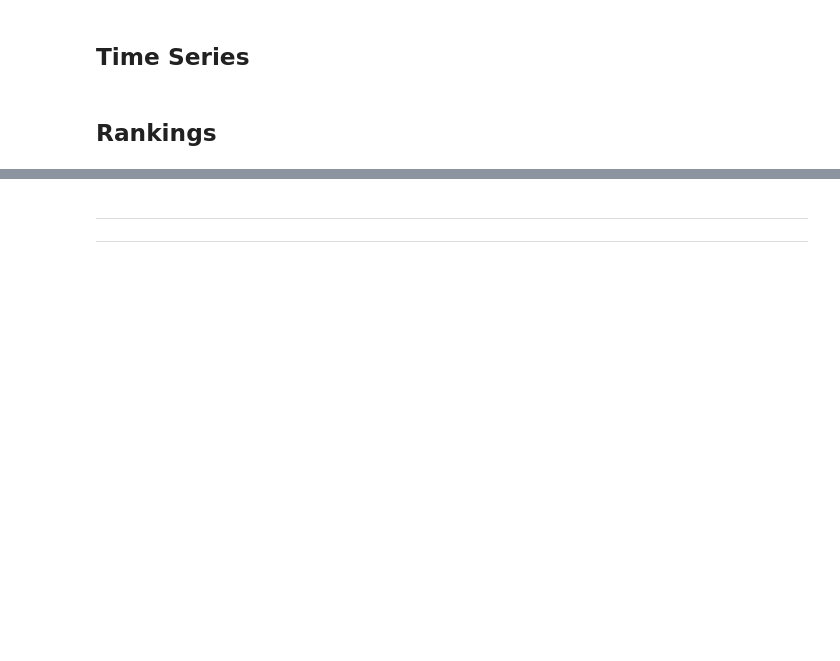
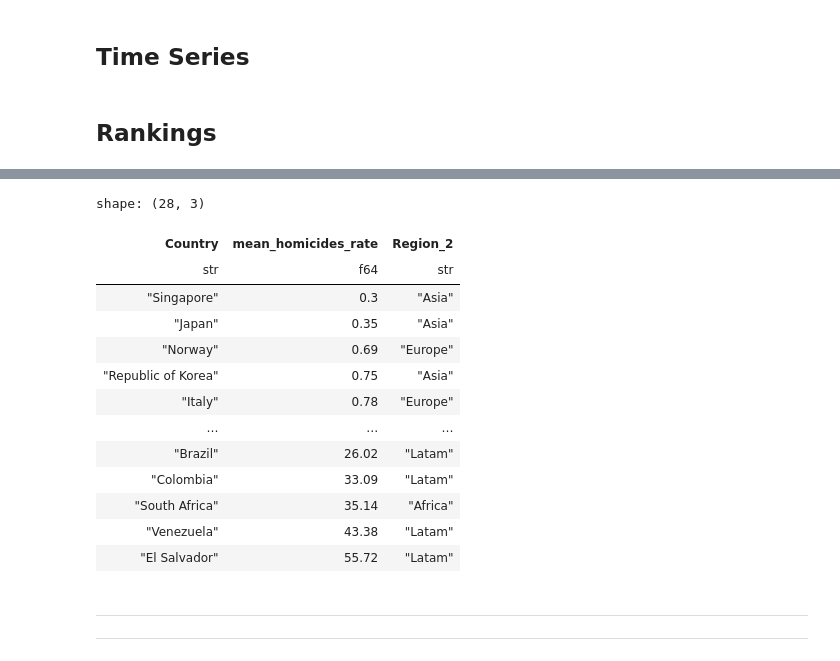
Before and after one commit to FabioScielzoOrtiz/crime_data_analysis, a Jupyter notebook: notebooks/01a_total_homicides_analysis.ipynb, the cells around one changed output, grey strips where cells are left out. Saved outputs shown, nothing was run; the diff lists cells and outputs as text; code cells hidden in the pictures; blank space fills up the shorter version.

```diff
--- a/notebooks/01a_total_homicides_analysis.ipynb
+++ b/notebooks/01a_total_homicides_analysis.ipynb
@@ -126,3 +227,20 @@ time_series_plot(
+# %%
+df_ranking_country[2003]
+# %% [output]
+shape: (28, 3)
+| Country | mean_homicides_rate | Region_2 |
+| str | f64 | str |
+| "Singapore" | 0.3 | "Asia" |
+| "Japan" | 0.35 | "Asia" |
+| "Norway" | 0.69 | "Europe" |
+| "Republic of Korea" | 0.75 | "Asia" |
+| "Italy" | 0.78 | "Europe" |
+| … | … | … |
+| "Brazil" | 26.02 | "Latam" |
+| "Colombia" | 33.09 | "Latam" |
+| "South Africa" | 35.14 | "Africa" |
+| "Venezuela" | 43.38 | "Latam" |
+| "El Salvador" | 55.72 | "Latam" |
 # %%
 for initial_year in ranking_initial_years:
 
```
Also changed, not shown: parts of 10 cells of this notebook, 3 other files.
